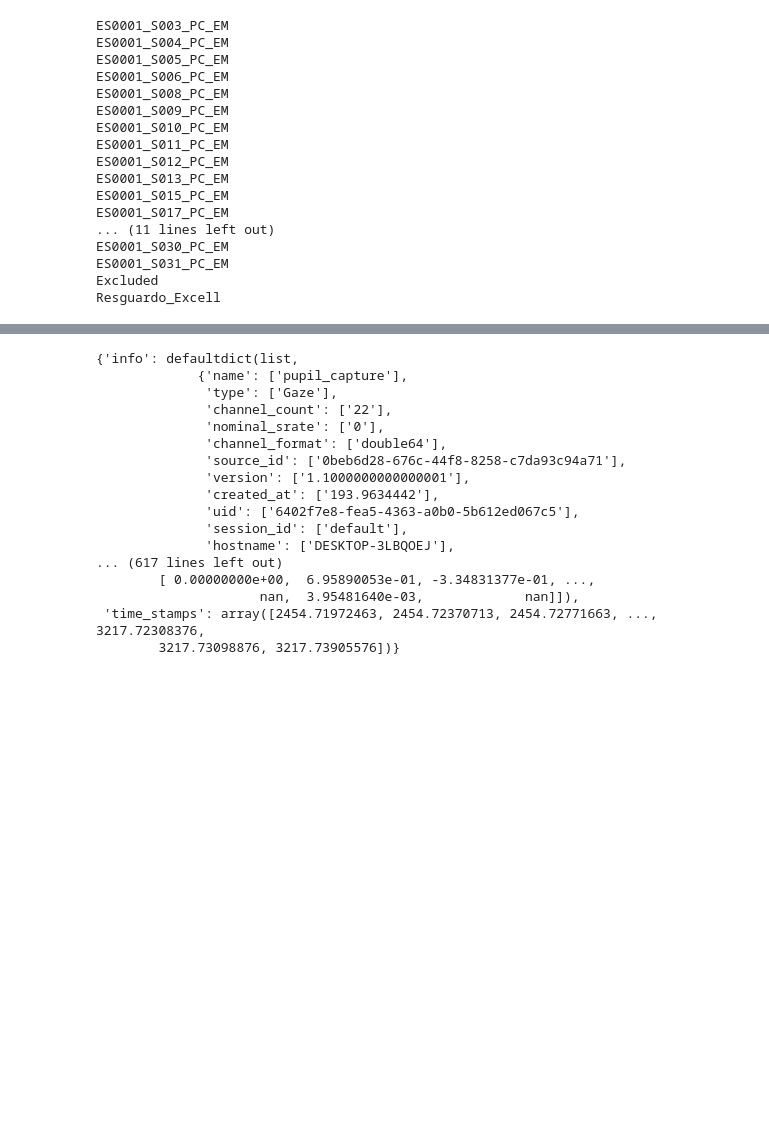
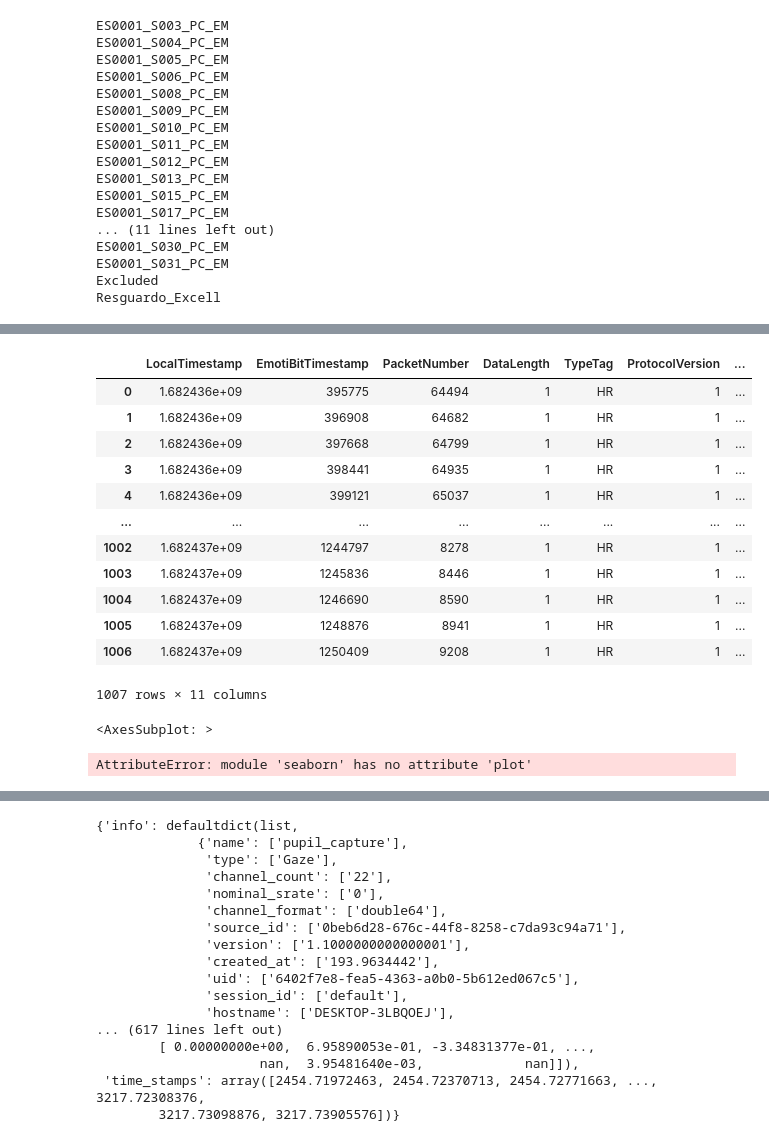
Before and after one commit to Rockyneuron/pupil_labs_analysis, a Jupyter notebook: analysis/emotibit/reading_emotibit_data.ipynb, the cells around one changed output, grey strips where cells are left out. Drawn from its saved outputs; the diff is of its cells as text; code cells hidden in the pictures; blank space fills up the shorter version.

```diff
--- a/analysis/emotibit/reading_emotibit_data.ipynb
+++ b/analysis/emotibit/reading_emotibit_data.ipynb
@@ -70,0 +63,43 @@ hr_data=data_paths['emotibit_data']
+# %%
+hr_concat=[]
+for session, recording_location in zip(sessions,session_loc_list):
+     data_paths=gm.extract_session_path_emotibit(recording_location=recording_location,
+                                                 subject=session)
+
+     # instantiate an emotibit object
+     subject=Emo(session)
+     subject.load_heart_rate(data_paths['BI'])
+     subject.load_annotations(data_paths['annotations'])
+     subject.annotations['LD']=subject.annotations['LD'].str.replace('.tiff','').str.replace('.tif','') #remove .tifs
+
+     subject.labels_to_analyse(annotation_list)
+     subject.filter_labels(subject.annotations['LD'])
+
+     subject.label_data_annotation(annotation_time_col='LocalTimestamp',
+                                   annotation_col='LD',
+                                   label_name='asset',
+                                   data_time_col_name='LocalTimestamp')
+
+
+     subject.heart_rate['diff']=np.insert(np.diff(subject.heart_rate['HR']),0,0)
+
+     signals_HR, info = nk.ppg_process(subject.heart_rate['HR'], sampling_rate=25)
+     subject.heart_rate['ppg']=signals_HR['PPG_Rate']
+     subject.heart_rate['PPG_Clean']=signals_HR['PPG_Clean']
+
+     subject.data_z_scores(type='HR',
+                           new_col='hr_z_score',
+                           col='PPG_Clean')
+
+     subject.calculate_hr(window_analysis=window_analysis,
+                          window_onset=window_onset,x_col='PPG_Clean')
+
+     subject.heart_rate['asset']=subject.heart_rate['asset'].str.replace('.tiff','').str.replace('.tif','') #remove .tifs
+     subjects.append(subject)
+
+     if len(np.unique(subject.annotations.loc[~subject.annotations['LD'].isna(),'LD']))\
+          !=len(np.unique(subject.heart_rate.loc[~subject.heart_rate['asset'].isna(),'asset'])):
+          print(session)
+          print('bad')
+
+hr_concat=pd.concat([subject.heart_rate_df for subject in subjects ])
@@ -87,0 +213,32 @@ df
+# %%
+subject.heart_rate
+# %% [output]
+|  | LocalTimestamp | EmotiBitTimestamp | PacketNumber | DataLength | TypeTag | ProtocolVersion | ... |
+| 0 | 1.682436e+09 | 395775 | 64494 | 1 | HR | 1 | ... |
+| 1 | 1.682436e+09 | 396908 | 64682 | 1 | HR | 1 | ... |
+| 2 | 1.682436e+09 | 397668 | 64799 | 1 | HR | 1 | ... |
+| 3 | 1.682436e+09 | 398441 | 64935 | 1 | HR | 1 | ... |
+| 4 | 1.682436e+09 | 399121 | 65037 | 1 | HR | 1 | ... |
+| ... | ... | ... | ... | ... | ... | ... | ... |
+| 1002 | 1.682437e+09 | 1244797 | 8278 | 1 | HR | 1 | ... |
+| 1003 | 1.682437e+09 | 1245836 | 8446 | 1 | HR | 1 | ... |
+| 1004 | 1.682437e+09 | 1246690 | 8590 | 1 | HR | 1 | ... |
+| 1005 | 1.682437e+09 | 1248876 | 8941 | 1 | HR | 1 | ... |
+| 1006 | 1.682437e+09 | 1250409 | 9208 | 1 | HR | 1 | ... |
+1007 rows × 11 columns
+# %%
+%matplotlib qt
+import seaborn as sns
+sns.set_theme(style='darkgrid')
+ax, fig=plt.subplots(1,)
+sns.boxplot(data=hr_concat)
+# %% [output]
+<AxesSubplot: >
+# %%
+%matplotlib qt
+import seaborn as sns
+sns.set_theme(style='darkgrid')
+ax, fig=plt.subplots(1,)
+sns.plot()
+# %% [output]
+AttributeError: module 'seaborn' has no attribute 'plot'
```
Also changed, not shown: parts of 27 cells of this notebook.
